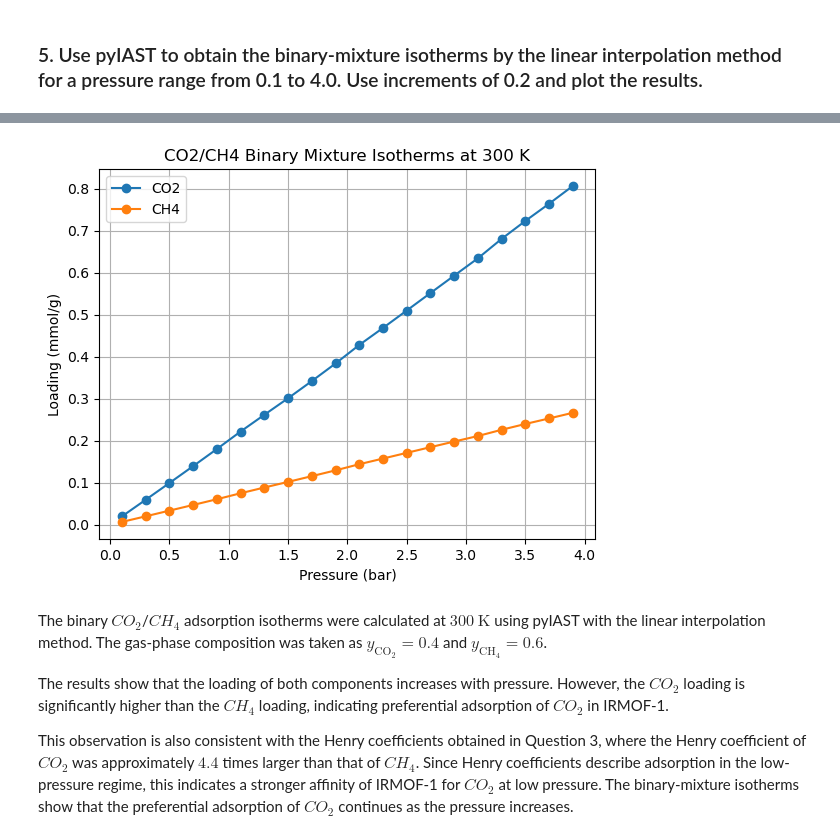
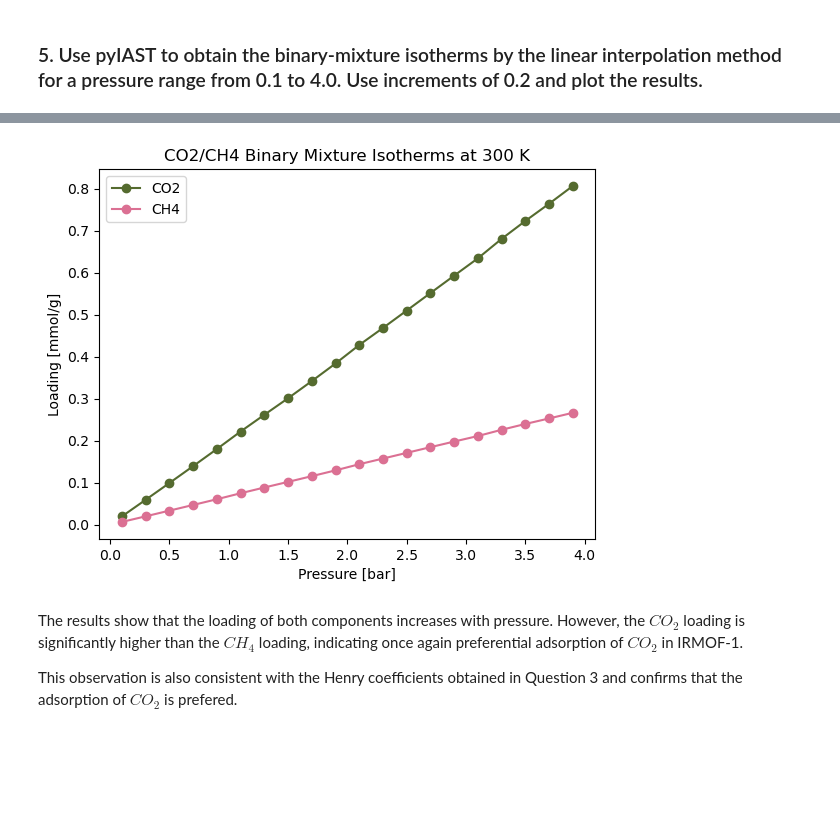
Before and after one commit to taistt/modeling-lab, a Jupyter notebook: GroupL_Block2_assignment2.ipynb, the cells around one changed output, grey strips where cells are left out. Drawn from its saved outputs; the diff is of its cells as text; code cells hidden in the pictures; blank space fills up the shorter version.

Commit message:
Questions 1 à 5

```diff
--- a/GroupL_Block2_assignment2.ipynb
+++ b/GroupL_Block2_assignment2.ipynb
@@ -155,12 +157,0 @@ ch4_data = pd.DataFrame({
-# %%
-co2_isotherm = pyiast.InterpolatorIsotherm(
-    co2_data,
-    loading_key="Loading(mmol/g)",
-    pressure_key="Pressure(bar)"
-)
-
-ch4_isotherm = pyiast.InterpolatorIsotherm(
-    ch4_data,
-    loading_key="Loading(mmol/g)",
-    pressure_key="Pressure(bar)"
-)
@@ -181,10 +162,13 @@ ch4_loading = []
 for P in pressures:
     partial_pressures = [y_co2 * P, y_ch4 * P]
 
-    loading = pyiast.iast(
-        partial_pressures,
-        [co2_isotherm, ch4_isotherm]
-    )
+    loading = pyiast.iast(partial_pressures, [co2_isotherm, ch4_isotherm])
 
     co2_loading.append(loading[0])
     ch4_loading.append(loading[1])
+
+results = pd.DataFrame({"Pressure (bar)": pressures,
+    "CO2 Loading (mmol/g)": co2_loading,
+    "CH4 Loading (mmol/g)": ch4_loading})
+
+results
@@ -217,20 +193,16 @@ results
 # %%
-plt.plot(pressures, co2_loading, "o-", label="CO2")
-plt.plot(pressures, ch4_loading, "o-", label="CH4")
+plt.plot(pressures, co2_loading, "o-", color= "DarkOliveGreen", label="CO2")
+plt.plot(pressures, ch4_loading, "o-", color= "PaleVioletRed", label="CH4")
 
-plt.xlabel("Pressure (bar)")
-plt.ylabel("Loading (mmol/g)")
+plt.xlabel("Pressure [bar]")
+plt.ylabel("Loading [mmol/g]")
 plt.title("CO2/CH4 Binary Mixture Isotherms at 300 K")
 plt.legend()
-plt.grid()
 
 plt.show()
 # %% [output]
-[figure, old version]
+[figure, new version]
 # %% [markdown]
-The binary $CO_2$/$CH_4$ adsorption isotherms were calculated at $300\ \mathrm{K}$ using pyIAST with the linear interpolation method. The gas-phase composition was taken as $y_{\mathrm{CO_2}} = 0.4$ and $y_{\mathrm{CH_4}} = 0.6$.
+The results show that the loading of both components increases with pressure. However, the $CO_2$ loading is significantly higher than the $CH_4$ loading, indicating once again preferential adsorption of $CO_2$ in IRMOF-1.
 
-The results show that the loading of both components increases with pressure. However, the $CO_2$ loading is significantly higher than the $CH_4$ loading, indicating preferential adsorption of $CO_2$ in IRMOF-1.
-
-This observation is also consistent with the Henry coefficients obtained in Question 3, where the Henry coefficient of $CO_2$ was approximately $4.4$ times larger than that of $CH_4$.
-Since Henry coefficients describe adsorption in the low-pressure regime, this indicates a stronger affinity of IRMOF-1 for $CO_2$ at low pressure. The binary-mixture isotherms show that the preferential adsorption of $CO_2$ continues as the pressure increases.
+This observation is also consistent with the Henry coefficients obtained in Question 3 and confirms that the adsorption of $CO_2$ is prefered.
```
Also changed, not shown: parts of 25 cells of this notebook, 1 other file.
